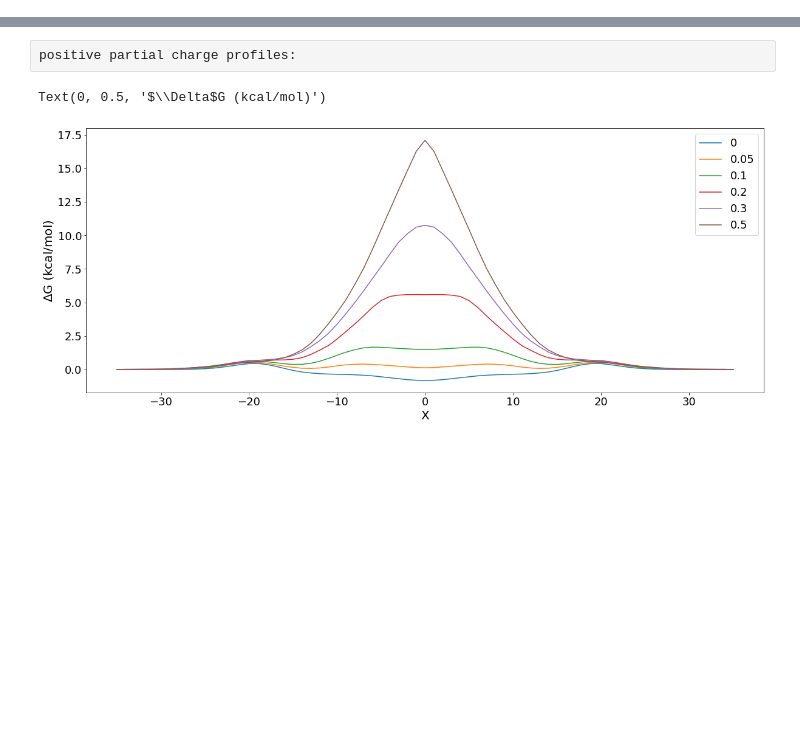
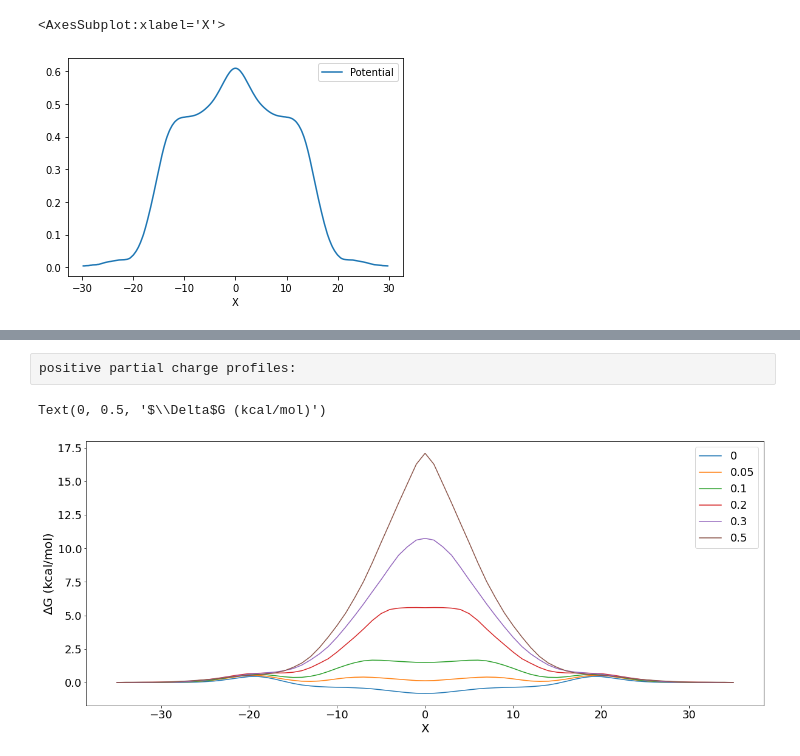
Before and after one commit to levbogdan/Corsera_Capstone, a Jupyter notebook: Partial-charge2.ipynb, the cells around one changed output, grey strips where cells are left out. Drawn from its saved outputs; the diff is of its cells as text; code cells hidden in the pictures; blank space fills up the shorter version.

```diff
--- a/Partial-charge2.ipynb
+++ b/Partial-charge2.ipynb
@@ -2,4 +2,14 @@
 import pandas as pd
 import numpy as np
 import matplotlib.pyplot as plt
+# %%
+npa = np.loadtxt("NADFPC.all.30.100_pot.dat")
+sm = npa[:,1:].sum(axis=1)
+sm*=-180.95
+newa = np.column_stack((npa[:,0],sm))
+df3 = pd.DataFrame(newa,columns=['X','Potential'])
+df3.plot(x='X',y='Potential')
+# %% [output]
+<AxesSubplot:xlabel='X'>
+[figure, added]
 # %%
```
Also changed, not shown: parts of 7 cells of this notebook, 2 other files.
